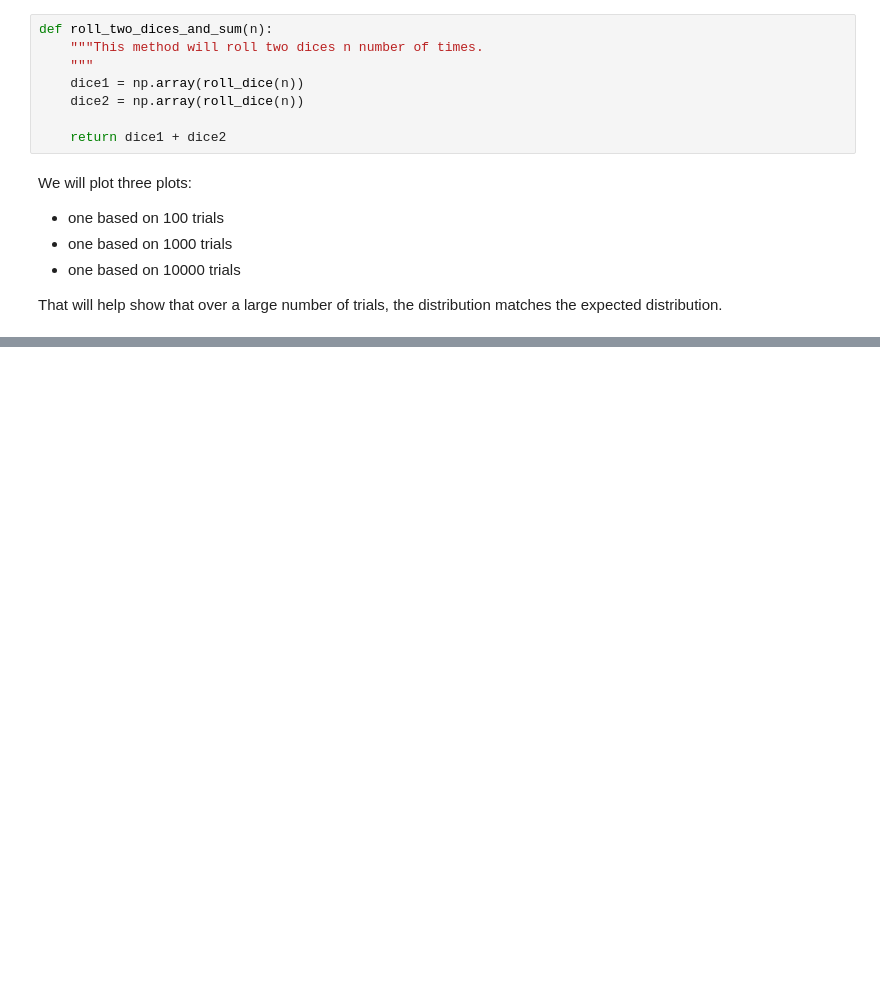
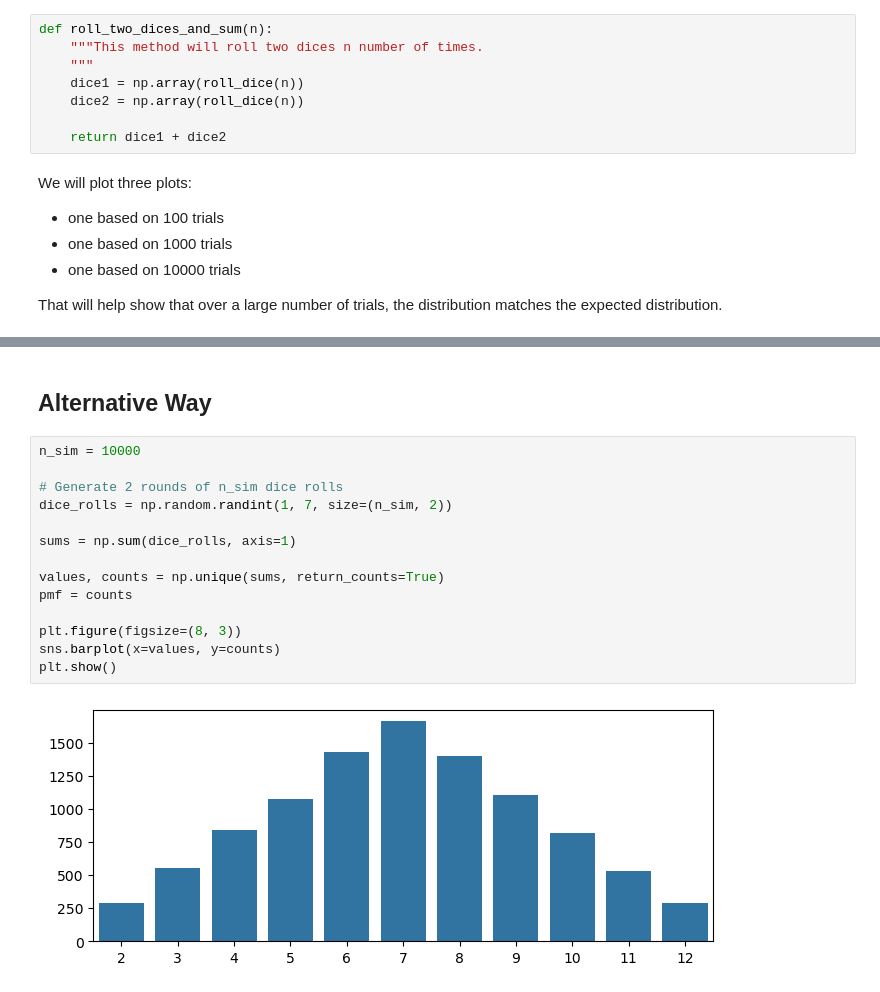
Before and after one commit to nicolasances/ml-notebooks, a Jupyter notebook: learning/montecarlo/MCDiceRoll.ipynb, the cells around one changed output, grey strips where cells are left out. Cells and saved outputs as stored; diff of their text form; blank space fills up the shorter version.

```diff
--- a/learning/montecarlo/MCDiceRoll.ipynb
+++ b/learning/montecarlo/MCDiceRoll.ipynb
@@ -73,0 +74,18 @@ plt.show()
+# %% [markdown]
+## Alternative Way
+# %%
+n_sim = 10000
+
+# Generate 2 rounds of n_sim dice rolls
+dice_rolls = np.random.randint(1, 7, size=(n_sim, 2))
+
+sums = np.sum(dice_rolls, axis=1)
+
+values, counts = np.unique(sums, return_counts=True)
+pmf = counts
+
+plt.figure(figsize=(8, 3))
+sns.barplot(x=values, y=counts)
+plt.show()
+# %% [output]
+[figure, added]
```
Also changed, not shown: parts of 2 cells of this notebook, 1 other file.
